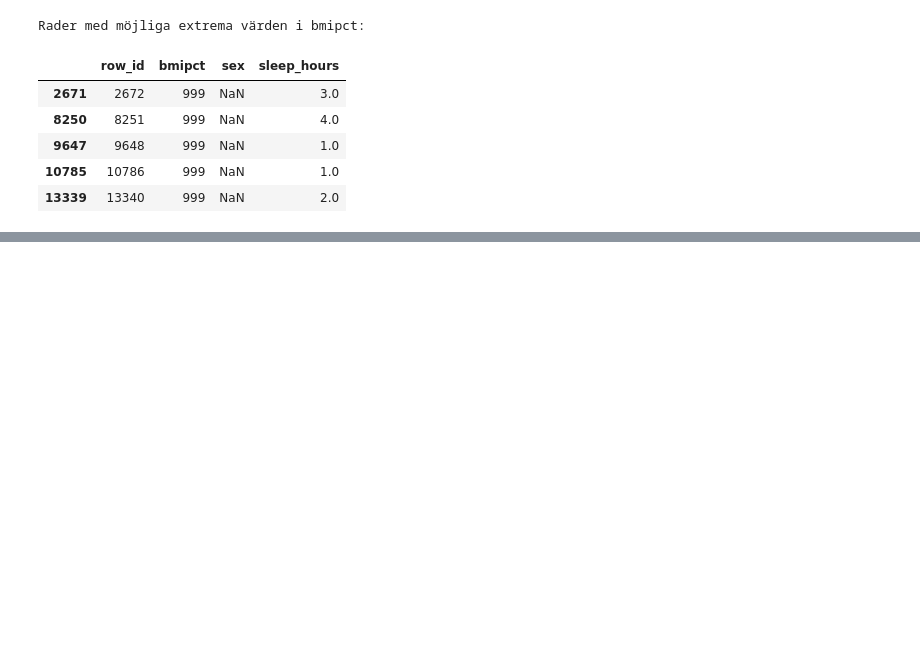
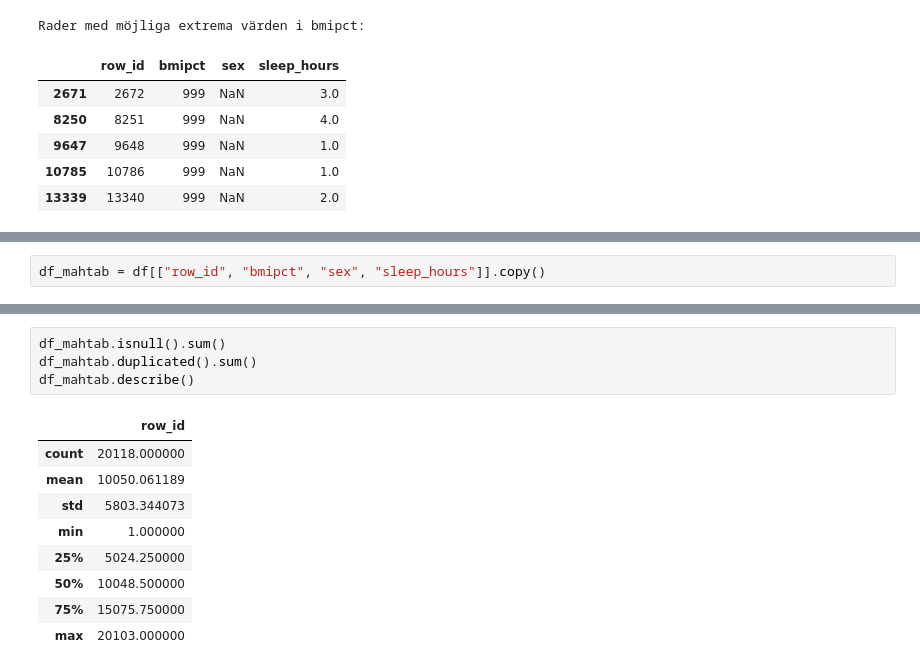
Before and after one commit to spirit-web/week2-cleaning-dataset-yrbs, a Jupyter notebook: notebooks/02_cleaning_mahtab.ipynb, the cells around one changed output, grey strips where cells are left out. Drawn from its saved outputs; the diff is of its cells as text; blank space fills up the shorter version.

Commit message:
feat: complete cleaning, EDA and regression analysis for mahtab

```diff
--- a/notebooks/02_cleaning_mahtab.ipynb
+++ b/notebooks/02_cleaning_mahtab.ipynb
@@ -181,0 +243,2 @@ Rader med möjliga extrema värden i bmipct:
+# %%
+df_mahtab = df[["row_id", "bmipct", "sex", "sleep_hours"]].copy()
@@ -181,0 +259,14 @@ Rader med möjliga extrema värden i bmipct:
+# %%
+df_mahtab.isnull().sum()
+df_mahtab.duplicated().sum()
+df_mahtab.describe()
+# %% [output]
+|  | row_id |
+| count | 20118.000000 |
+| mean | 10050.061189 |
+| std | 5803.344073 |
+| min | 1.000000 |
+| 25% | 5024.250000 |
+| 50% | 10048.500000 |
+| 75% | 15075.750000 |
+| max | 20103.000000 |
```
Also changed, not shown: parts of 19 cells of this notebook, 2 other files.
